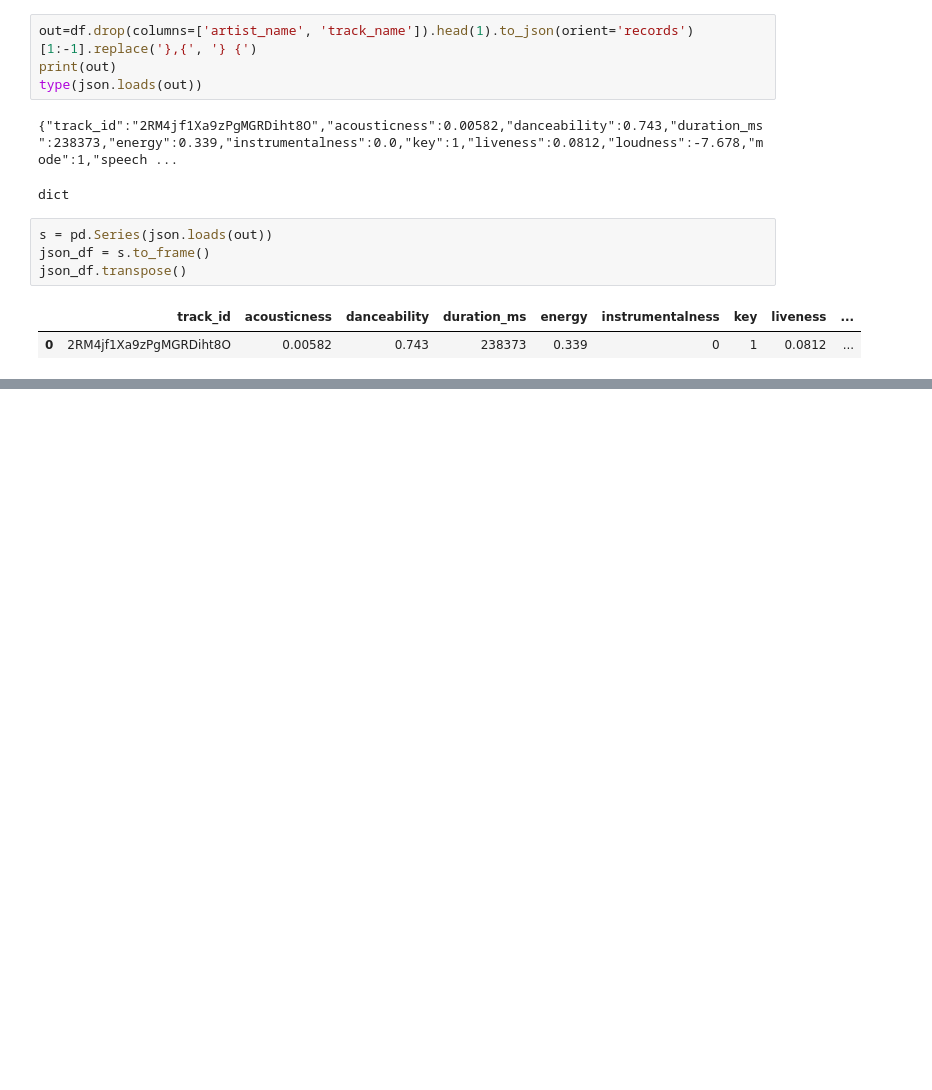
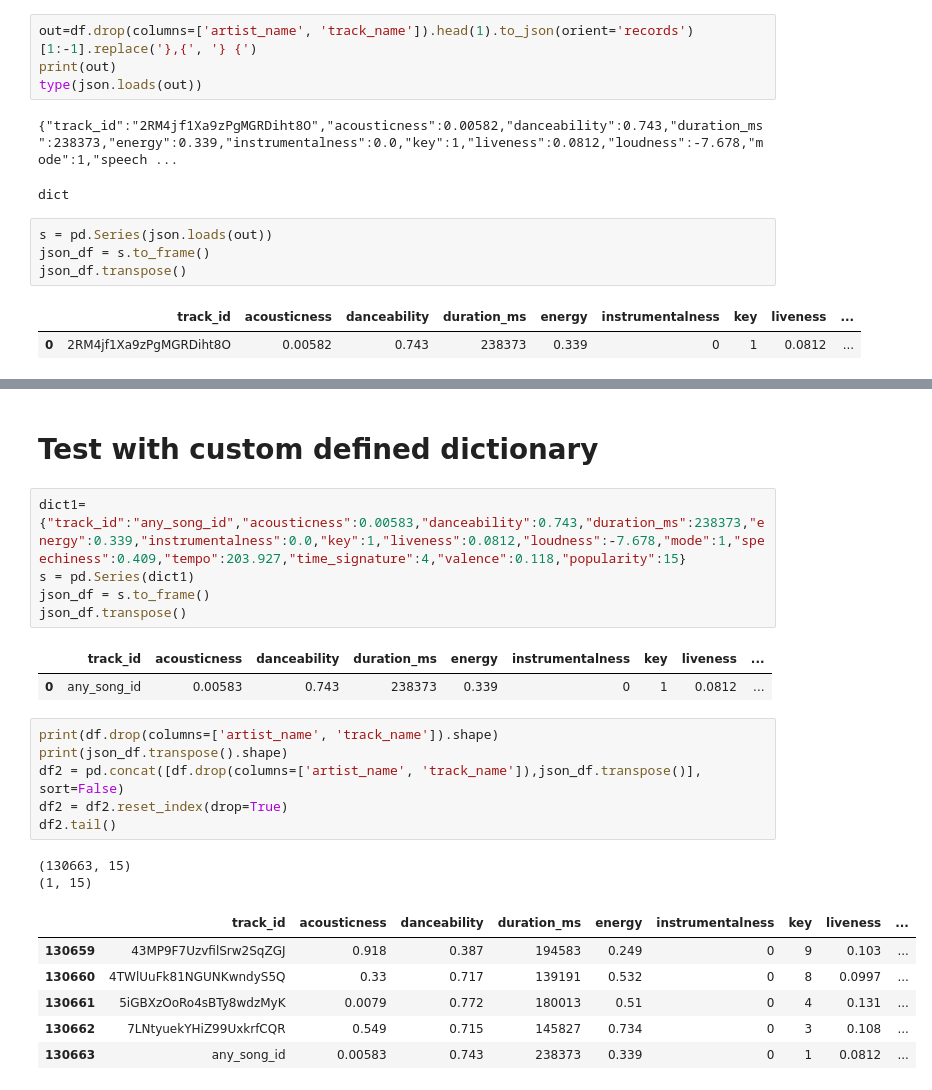
Before and after one commit to BloomTech-Labs/groovn-music-ds, a Jupyter notebook: dynamic_spotify_prediction.ipynb, the cells around one changed output, grey strips where cells are left out. Drawn from its saved outputs; the diff is of its cells as text; blank space fills up the shorter version.

```diff
--- a/dynamic_spotify_prediction.ipynb
+++ b/dynamic_spotify_prediction.ipynb
@@ -114,0 +157,25 @@ pd.concat([df.drop(columns=['artist_name', 'track_name']),json_df.transpose()],
+# %% [markdown]
+# Test with custom defined dictionary
+# %%
+dict1={"track_id":"any_song_id","acousticness":0.00583,"danceability":0.743,"duration_ms":238373,"energy":0.339,"instrumentalness":0.0,"key":1,"liveness":0.0812,"loudness":-7.678,"mode":1,"speechiness":0.409,"tempo":203.927,"time_signature":4,"valence":0.118,"popularity":15}
+s = pd.Series(dict1)
+json_df = s.to_frame()
+json_df.transpose()
+# %% [output]
+|  | track_id | acousticness | danceability | duration_ms | energy | instrumentalness | key | liveness | ... |
+| 0 | any_song_id | 0.00583 | 0.743 | 238373 | 0.339 | 0 | 1 | 0.0812 | ... |
+# %%
+print(df.drop(columns=['artist_name', 'track_name']).shape)
+print(json_df.transpose().shape)
+df2 = pd.concat([df.drop(columns=['artist_name', 'track_name']),json_df.transpose()], sort=False)
+df2 = df2.reset_index(drop=True)
+df2.tail()
+# %% [output]
+(130663, 15)
+(1, 15)
+|  | track_id | acousticness | danceability | duration_ms | energy | instrumentalness | key | liveness | ... |
+| 130659 | 43MP9F7UzvfilSrw2SqZGJ | 0.918 | 0.387 | 194583 | 0.249 | 0 | 9 | 0.103 | ... |
+| 130660 | 4TWlUuFk81NGUNKwndyS5Q | 0.33 | 0.717 | 139191 | 0.532 | 0 | 8 | 0.0997 | ... |
+| 130661 | 5iGBXzOoRo4sBTy8wdzMyK | 0.0079 | 0.772 | 180013 | 0.51 | 0 | 4 | 0.131 | ... |
+| 130662 | 7LNtyuekYHiZ99UxkrfCQR | 0.549 | 0.715 | 145827 | 0.734 | 0 | 3 | 0.108 | ... |
+| 130663 | any_song_id | 0.00583 | 0.743 | 238373 | 0.339 | 0 | 1 | 0.0812 | ... |
```
Also changed, not shown: parts of 11 cells of this notebook, 3 other files.
